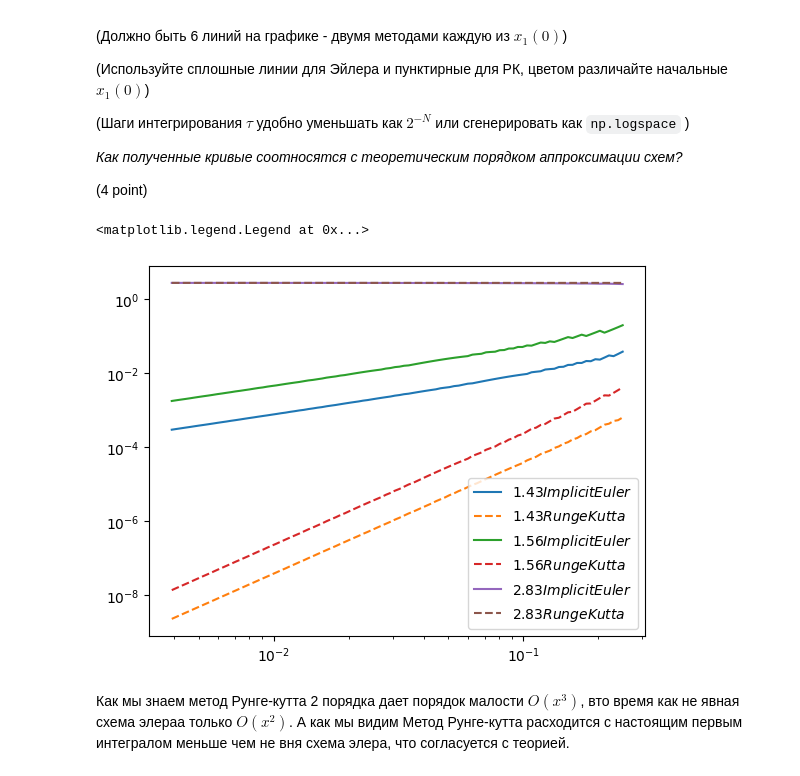
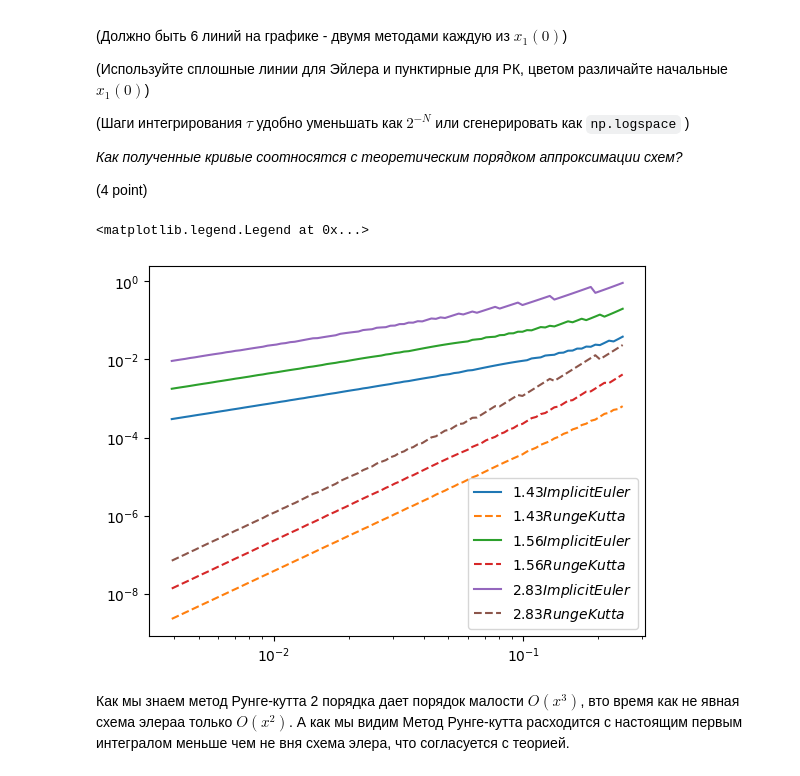
Before and after one commit to Clai101/Comp_Ph, a Jupyter notebook: IVP_ODE.ipynb, the cells around one changed output. Drawn from its saved outputs; the diff is of its cells as text; code cells hidden in the pictures.

```diff
--- a/IVP_ODE.ipynb
+++ b/IVP_ODE.ipynb
@@ -242,73 +242,46 @@ $\delta I = |I(x(T),y(T)) - I(x_1(0),x_2(0)|$ , в зависимости от
 
 (4 point)
 # %%
-from fractions import Fraction
-c = 2
-x0 = np.array([2**0.5 * (1 + 0.01), 1])
-I_real = x0[0]**2/c - x0[1]**2
-A = np.array([[0, -c], [-1, 0]])
-
 def rungeKutta(u0, dt):
     y = u0
     while(y[0] > 0 and y[1] > 0):
         k1 = dt * np.matmul(A, y)
         k2 = dt * np.matmul(A, y + k1)
         y = y + (k1 + k2) / 2
     return y
 
 def implicit_euler_solve_(u0, dt):
     y = u0
     while(y[0] > 0 and y[1] > 0):
         y = list(np.matmul(np.linalg.inv(np.eye(u0.shape[0]) - dt * A), y))
     return np.array(y)
 
+c = 2
+date = np.array([[2**0.5 * (1 + 0.01), 1], [2**0.5 * (1 + 0.1), 1], [2**0.5 * 2, 1]])
+A = np.array([[0, -c], [-1, 0]])
+
 fig = plt.figure()
 ax = fig.add_subplot(1, 1, 1)
 
-rungekut = []
-implicit_euler = []
-euler_solve = []
-time = np.logspace(-8, -2, 100, base = 2)
-for i in time:
-    y = rungeKutta(x0, i)
-    rungekut.append(abs(y[0]**2/c-y[1]**2 - I_real))
-    y = implicit_euler_solve_(x0, i)
-    implicit_euler.append(abs(y[0]**2/c-y[1]**2 - I_real))
-ax.plot(np.array(time), np.array(implicit_euler), label=f"{round(x0[0], 2)}$ImplicitEuler$")
-ax.plot(np.array(time), np.array(rungekut), "--", label=f"{round(x0[0], 2)}$RungeKutta$")
+for x0 in date:
+    I_real = x0[0]**2/c - x0[1]**2
+    rungekut, implicit_euler, euler_solve = [], [], []
+    time = np.logspace(-8, -2, 100, base = 2)
+    for i in time:
+        y = rungeKutta(x0, i)
+        rungekut.append(abs(y[0]**2/c-y[1]**2 - I_real))
+        y = implicit_euler_solve_(x0, i)
+        implicit_euler.append(abs(y[0]**2/c-y[1]**2 - I_real))
+    ax.plot(np.array(time), np.array(implicit_euler), label=f"{round(x0[0], 2)}$ImplicitEuler$")
+    ax.plot(np.array(time), np.array(rungekut), "--", label=f"{round(x0[0], 2)}$RungeKutta$")
 
-y0 = np.array([2**0.5 * (1 + 0.1), 1])
-I_real = y0[0]**2/c - y0[1]**2
-rungekut = []
-implicit_euler = []
-euler_solve = []
-for i in time:
-    y = rungeKutta(y0, i)
-    rungekut.append(abs(y[0]**2/c-y[1]**2 - I_real))
-    y = implicit_euler_solve_(y0, i)
-    implicit_euler.append(abs(y[0]**2/c-y[1]**2 - I_real))
 
-ax.plot(np.array(time), np.array(implicit_euler), label=f"{round(y0[0], 2)}$ImplicitEuler$")
-ax.plot(np.array(time), np.array(rungekut), "--", label=f"{round(y0[0], 2)}$RungeKutta$")
-
-u0 = np.array([2**0.5 * 2, 1])
-I_real = u0[0]**2/c - u0[1]**2
-rungekut = []
-implicit_euler = []
-euler_solve = []
-for i in time:
-    y = rungeKutta(y0, i)
-    rungekut.append(abs(y[0]**2/c-y[1]**2 - I_real))
-    y = implicit_euler_solve_(y0, i)
-    implicit_euler.append(abs(y[0]**2/c-y[1]**2 - I_real))
-ax.plot(np.array(time), np.array(implicit_euler), label=f"{round(u0[0], 2)}$ImplicitEuler$")
-ax.plot(np.array(time), np.array(rungekut), "--", label=f"{round(u0[0], 2)}$RungeKutta$")
 ax.set_xscale('log')
 ax.set_yscale('log')
 ax.legend(loc = 'best')
 # %% [output]
 <matplotlib.legend.Legend at 0x...>
-[figure, old version]
+[figure, new version]
 # %% [markdown]
 Как мы знаем метод Рунге-кутта 2 порядка дает порядок малости $O(x^3)$, вто время как не явная схема элераа только $O(x^2)$. А как мы видим  Метод Рунге-кутта расходится с настоящим первым интегралом меньше чем не вня схема элера, что согласуется с теорией.
 # %% [markdown]
```
